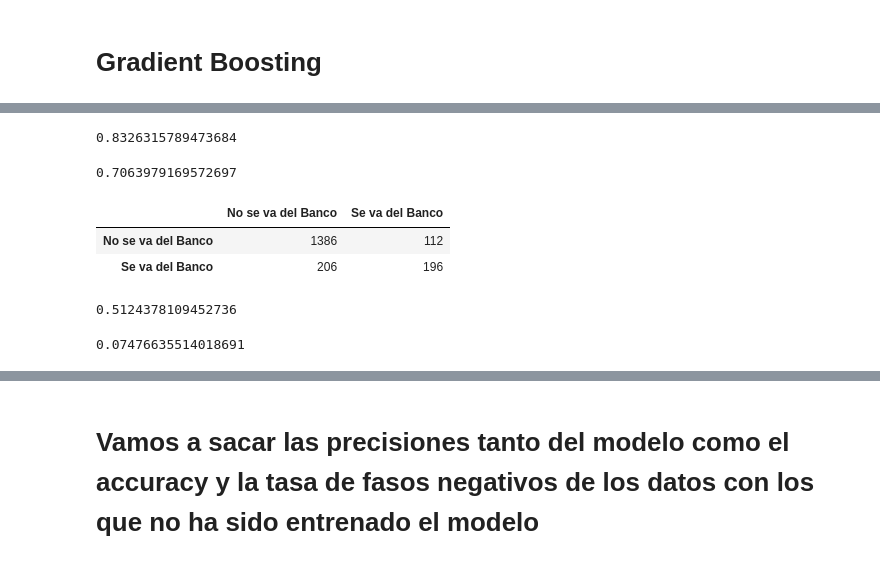
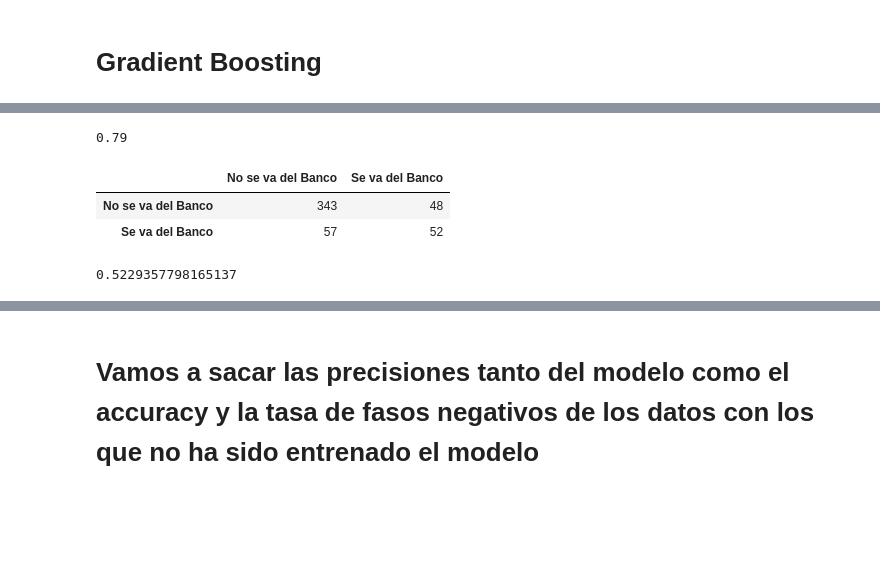
Before and after one commit to EclipsoIR/ProyectoMachineLearningPython, a Jupyter notebook: ModelosSinVariableComplain.ipynb, the cells around one changed output, grey strips where cells are left out. Cells and saved outputs as stored; diff of their text form; code cells hidden in the pictures; blank space fills up the shorter version.

```diff
--- a/ModelosSinVariableComplain.ipynb
+++ b/ModelosSinVariableComplain.ipynb
@@ -1739,5 +2129,5 @@ Trainable params: 1,068,545
 Non-trainable params: 0
 _________________________________________________________________
 # %%
-y_predict = modeloRedesNeuronales2.predict(x_test_final)
+y_predict = modeloRedesNeuronales2.predict(x_final)
 # %% [output]
@@ -1759,12 +2135,7 @@ from sklearn.metrics import confusion_matrix #Para el cálculo de los falsos neg
 # %%
 y_predictBuena = (y_predict>0.5).astype("int32")
 # %%
-accuracy = accuracy_score(y_test,y_predictBuena)
+accuracy = accuracy_score(y,y_predictBuena)
 accuracy
 # %% [output]
-0.8326315789473684
+0.79
-# %%
-AUC=roc_auc_score(y_test,y_predictBuena)
-AUC
-# %% [output]
-0.7063979169572697
@@ -1771,18 +2144,13 @@ AUC
 # %%
-matriz_Confusion = confusion_matrix(y_test,y_predictBuena)
+matriz_Confusion = confusion_matrix(y,y_predictBuena)
 matriz_Confusion = pd.DataFrame(matriz_Confusion,index=["No se va del Banco","Se va del Banco"],columns=["No se va del Banco","Se va del Banco"])
 matriz_Confusion
 # %% [output]
 |  | No se va del Banco | Se va del Banco |
-| No se va del Banco | 1386 | 112 |
-| Se va del Banco | 206 | 196 |
+| No se va del Banco | 343 | 48 |
+| Se va del Banco | 57 | 52 |
 # %%
 tfn = matriz_Confusion.iloc[1,0]/(matriz_Confusion.iloc[1,0]+matriz_Confusion.iloc[1,1])
 tfn
 # %% [output]
-0.5124378109452736
+0.5229357798165137
-# %%
-tfp = matriz_Confusion.iloc[0,1]/(matriz_Confusion.iloc[0,1]+matriz_Confusion.iloc[0,0])
-tfp
-# %% [output]
-0.07476635514018691
```
Also changed, not shown: parts of 118 cells of this notebook, 6 other files.
